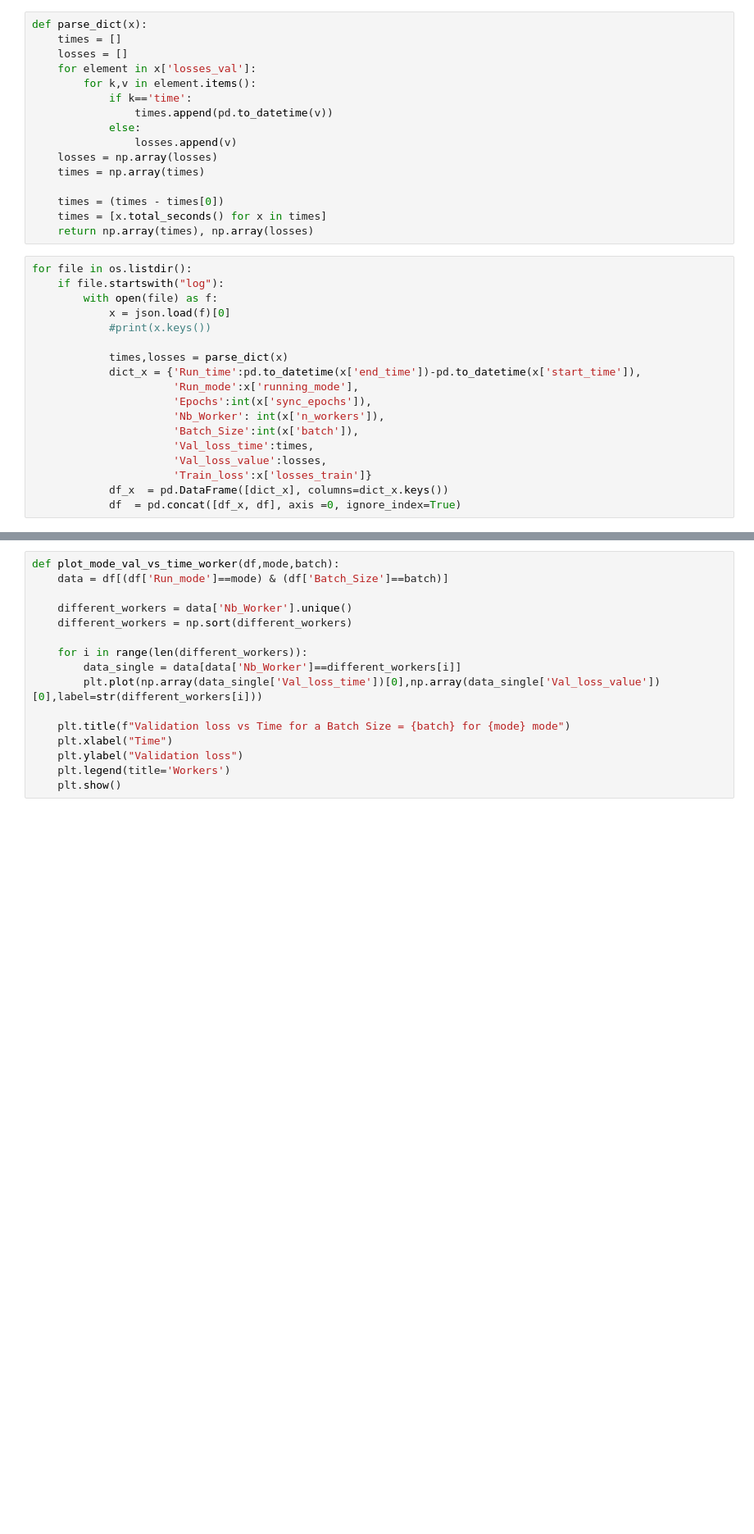
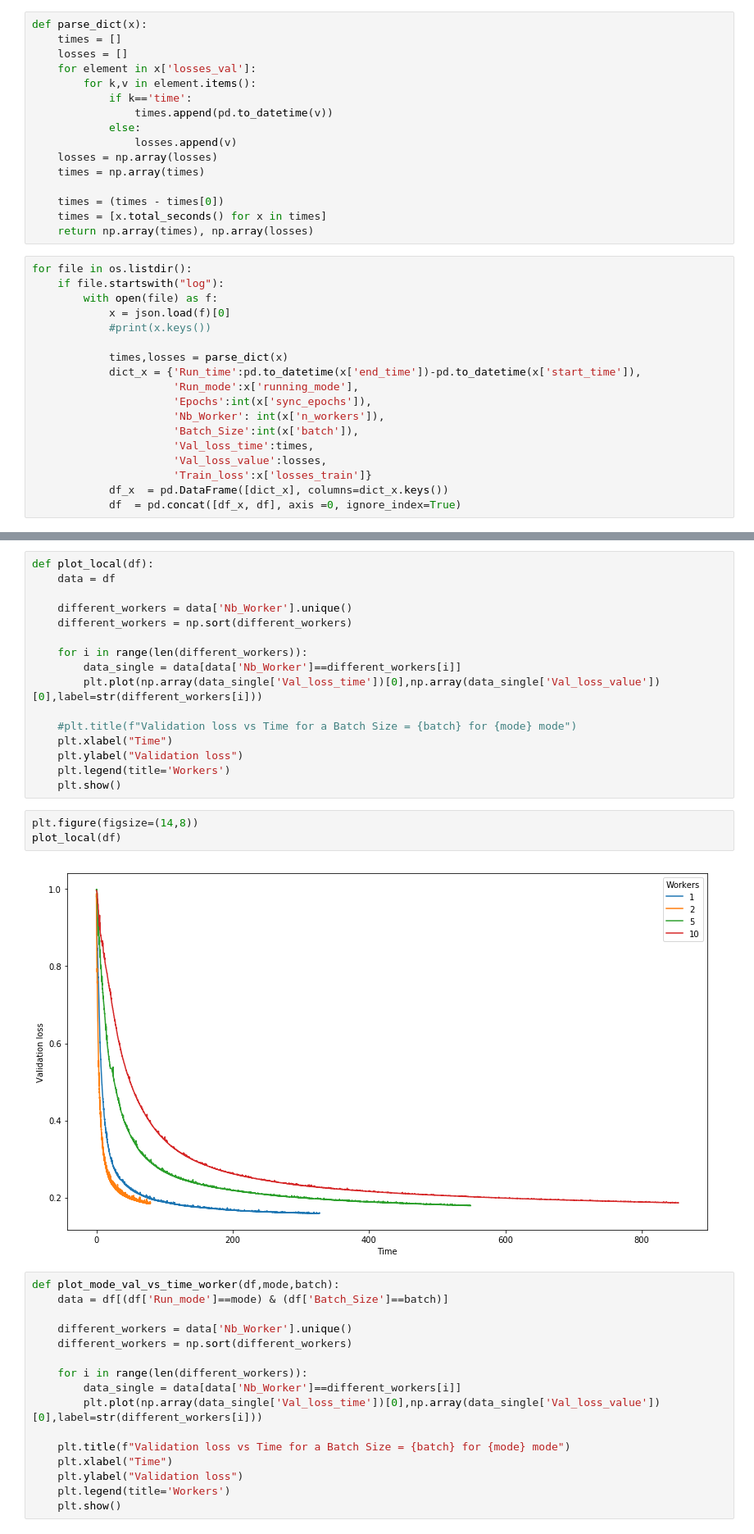
Before and after one commit to dudzicz/Systems-for-Data-Science, a Jupyter notebook: hogwild_python_experiments/plot_logs.ipynb, the cells around one changed output, grey strips where cells are left out. Shown at 82% size. Cells and saved outputs as stored; diff of their text form; blank space fills up the shorter version.

```diff
--- a/hogwild_python_experiments/plot_logs.ipynb
+++ b/hogwild_python_experiments/plot_logs.ipynb
@@ -55,3 +59,24 @@ df.sample(5)
+# %%
+def plot_local(df):
+    data = df
+
+    different_workers = data['Nb_Worker'].unique()
+    different_workers = np.sort(different_workers)
+
+    for i in range(len(different_workers)):
+        data_single = data[data['Nb_Worker']==different_workers[i]]
+        plt.plot(np.array(data_single['Val_loss_time'])[0],np.array(data_single['Val_loss_value'])[0],label=str(different_workers[i]))
+
+    #plt.title(f"Validation loss vs Time for a Batch Size = {batch} for {mode} mode")
+    plt.xlabel("Time")
+    plt.ylabel("Validation loss")
+    plt.legend(title='Workers')
+    plt.show()
+# %%
+plt.figure(figsize=(14,8))
+plot_local(df)
+# %% [output]
+[figure, added]
 # %%
 def plot_mode_val_vs_time_worker(df,mode,batch):
     data = df[(df['Run_mode']==mode) & (df['Batch_Size']==batch)]
```
Also changed, not shown: parts of 6 cells of this notebook, 2 other files.
